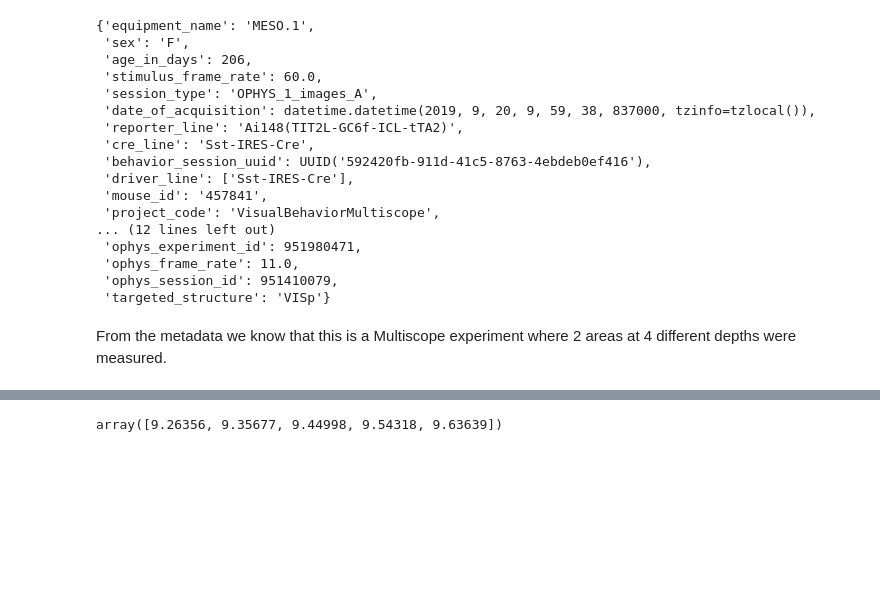
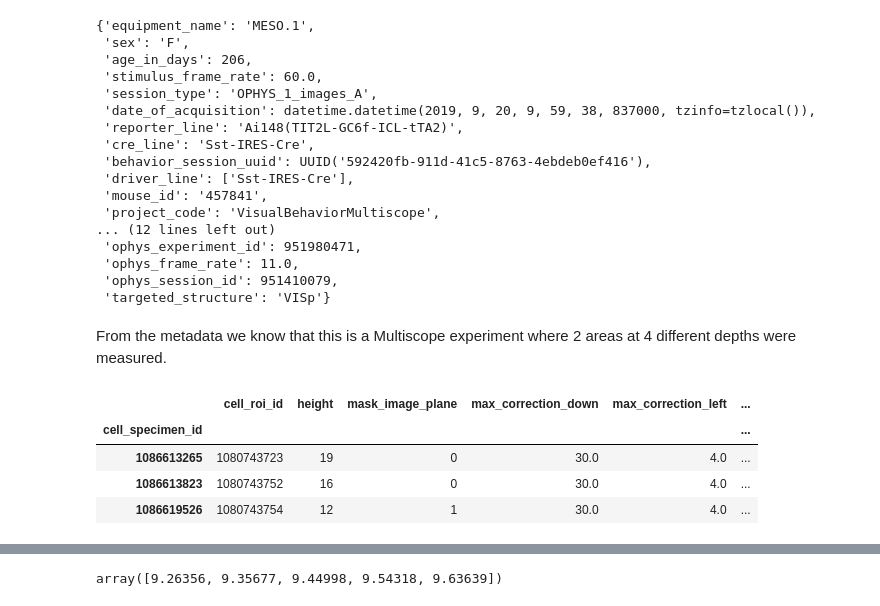
Before and after one commit to schewskone/allen-exporter, a Jupyter notebook: allensdk_test.ipynb, the cells around one changed output, grey strips where cells are left out. Drawn from its saved outputs; the diff is of its cells as text; code cells hidden in the pictures; blank space fills up the shorter version.

```diff
--- a/allensdk_test.ipynb
+++ b/allensdk_test.ipynb
@@ -84,3 +84,11 @@ experiment.metadata
  'targeted_structure': 'VISp'}
 # %% [markdown]
 From the metadata we know that this is a Multiscope experiment where 2 areas at 4 different depths were measured.
+# %%
+experiment.cell_specimen_table.head(3)
+# %% [output]
+|  | cell_roi_id | height | mask_image_plane | max_correction_down | max_correction_left | ... |
+| cell_specimen_id |  |  |  |  |  | ... |
+| 1086613265 | 1080743723 | 19 | 0 | 30.0 | 4.0 | ... |
+| 1086613823 | 1080743752 | 16 | 0 | 30.0 | 4.0 | ... |
+| 1086619526 | 1080743754 | 12 | 1 | 30.0 | 4.0 | ... |
```
Also changed, not shown: parts of 4 cells of this notebook, 2 other files.
